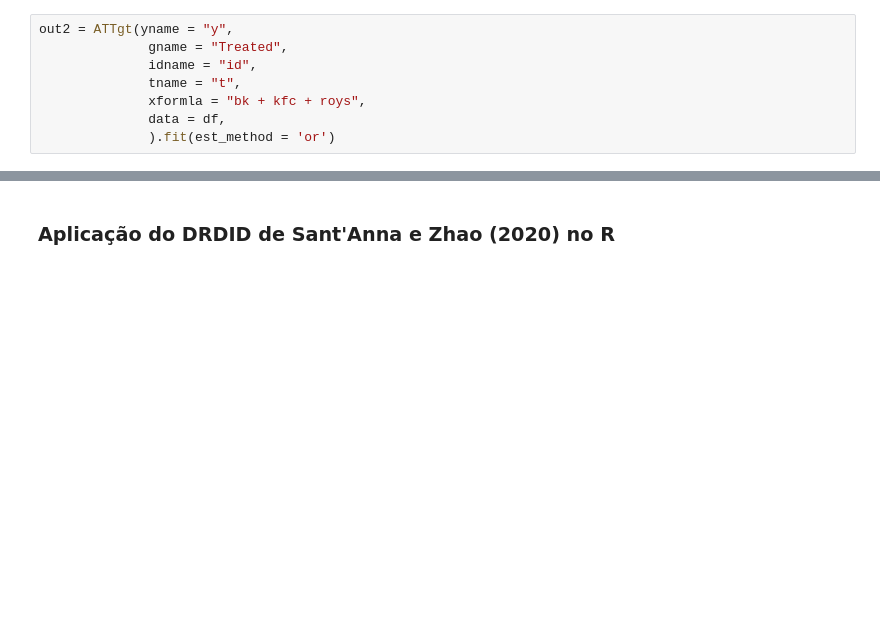
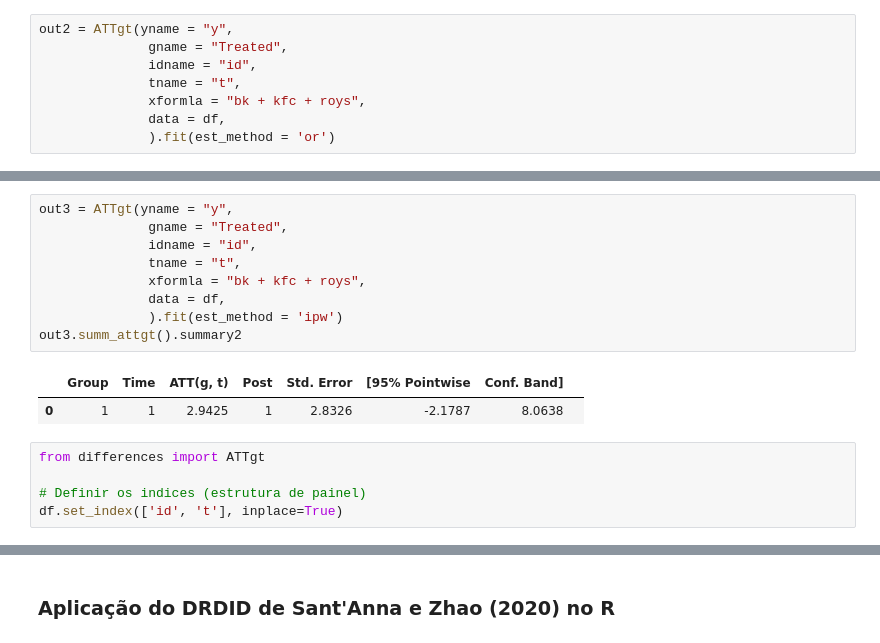
Before and after one commit to Daniel-Uhr/Microeconometrics_Notes, a Jupyter notebook: 08-DD_Covariates.ipynb, the cells around one changed output, grey strips where cells are left out. Cells and saved outputs as stored; diff of their text form; blank space fills up the shorter version.

```diff
--- a/08-DD_Covariates.ipynb
+++ b/08-DD_Covariates.ipynb
@@ -840,0 +841,17 @@ out2.summ_attgt().summary2
+# %%
+out3 = ATTgt(yname = "y",
+              gname = "Treated",
+              idname = "id",
+              tname = "t",
+              xformla = "bk + kfc + roys",
+              data = df,
+              ).fit(est_method = 'ipw')
+out3.summ_attgt().summary2
+# %% [output]
+|  | Group | Time | ATT(g, t) | Post | Std. Error | [95% Pointwise | Conf. Band] |  |
+| 0 | 1 | 1 | 2.9425 | 1 | 2.8326 | -2.1787 | 8.0638 |  |
+# %%
+from differences import ATTgt
+
+# Definir os indices (estrutura de painel)
+df.set_index(['id', 't'], inplace=True)
```
Also changed, not shown: parts of 4 cells of this notebook.
